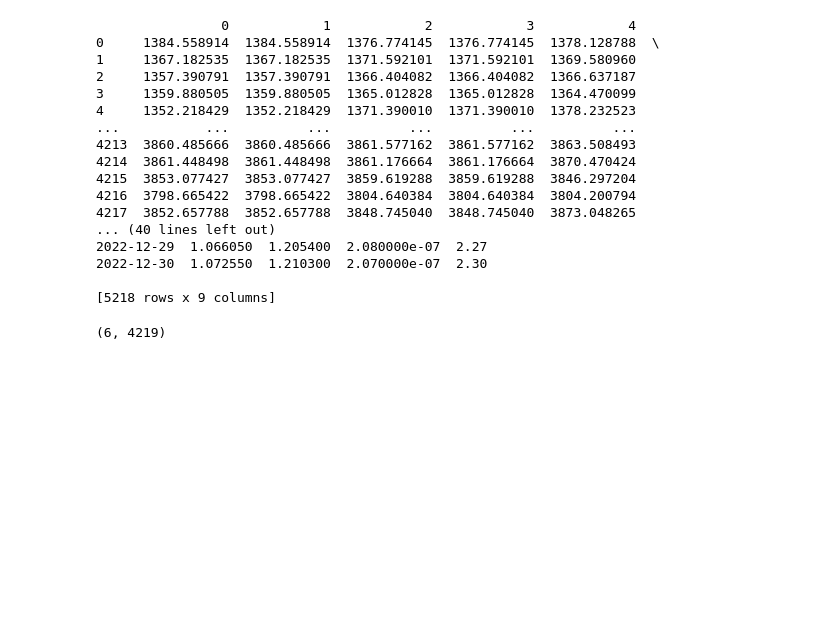
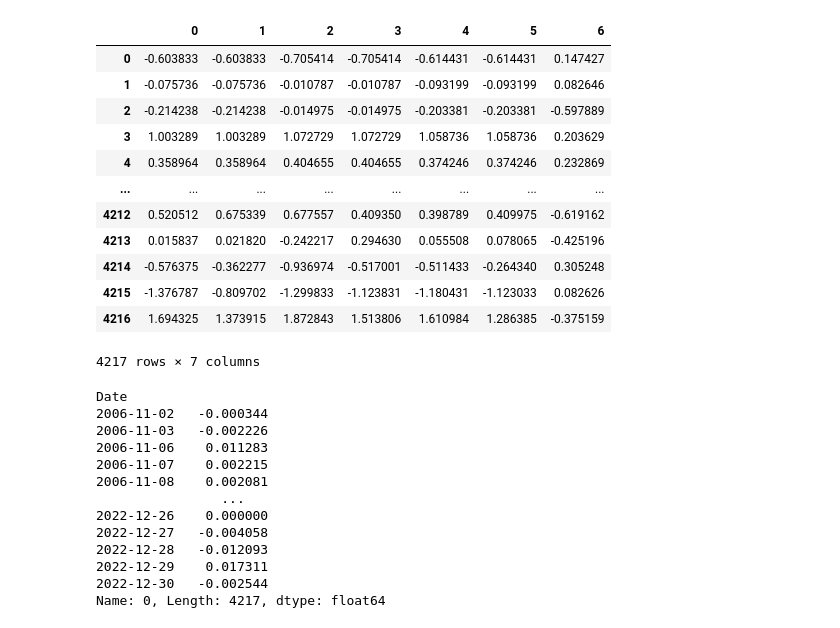
Before and after one commit to TiesHRL/DyART, a Jupyter notebook: Combined_code/results.ipynb, the cells around one changed output. Saved outputs shown, nothing was run; the diff lists cells and outputs as text; code cells hidden in the pictures; blank space fills up the shorter version.

```diff
--- a/Combined_code/results.ipynb
+++ b/Combined_code/results.ipynb
@@ -1,34 +1,45 @@
 # %%
 import pandas as pd
 import numpy as np
 
-results = pd.read_csv("..\\results.csv")
+results = pd.read_csv("..\\Data\\results_norm.csv")
 target = pd.read_csv("..\\Data\\fin_data.csv")
 results = results.T
 results = results.drop(["Unnamed: 0"])
 target.index = target["Date"]
+
 target = target.drop(["Date"], axis=1)
-print(results)
-print(target)
+target = target.pct_change()
+target = pd.DataFrame(np.log1p(target))
+
+target = target.iloc[1:,:]
+target = target.iloc[1000:, 0]
+display(results)
+display(target)
 # %% [output]
+|  | 0 | 1 | 2 | 3 | 4 | 5 | 6 |
+| 0 | -0.603833 | -0.603833 | -0.705414 | -0.705414 | -0.614431 | -0.614431 | 0.147427 |
+| 1 | -0.075736 | -0.075736 | -0.010787 | -0.010787 | -0.093199 | -0.093199 | 0.082646 |
+| 2 | -0.214238 | -0.214238 | -0.014975 | -0.014975 | -0.203381 | -0.203381 | -0.597889 |
+| 3 | 1.003289 | 1.003289 | 1.072729 | 1.072729 | 1.058736 | 1.058736 | 0.203629 |
+| 4 | 0.358964 | 0.358964 | 0.404655 | 0.404655 | 0.374246 | 0.374246 | 0.232869 |
+| ... | ... | ... | ... | ... | ... | ... | ... |
+| 4212 | 0.520512 | 0.675339 | 0.677557 | 0.409350 | 0.398789 | 0.409975 | -0.619162 |
+| 4213 | 0.015837 | 0.021820 | -0.242217 | 0.294630 | 0.055508 | 0.078065 | -0.425196 |
+| 4214 | -0.576375 | -0.362277 | -0.936974 | -0.517001 | -0.511433 | -0.264340 | 0.305248 |
+| 4215 | -1.376787 | -0.809702 | -1.299833 | -1.123831 | -1.180431 | -1.123033 | 0.082626 |
+| 4216 | 1.694325 | 1.373915 | 1.872843 | 1.513806 | 1.610984 | 1.286385 | -0.375159 |
-                0            1            2            3            4
-0     1384.558914  1384.558914  1376.774145  1376.774145  1378.128788  \
-1     1367.182535  1367.182535  1371.592101  1371.592101  1369.580960
-2     1357.390791  1357.390791  1366.404082  1366.404082  1366.637187
-3     1359.880505  1359.880505  1365.012828  1365.012828  1364.470099
-4     1352.218429  1352.218429  1371.390010  1371.390010  1378.232523
-...           ...          ...          ...          ...          ...
-4213  3860.485666  3860.485666  3861.577162  3861.577162  3863.508493
-4214  3861.448498  3861.448498  3861.176664  3861.176664  3870.470424
-4215  3853.077427  3853.077427  3859.619288  3859.619288  3846.297204
-4216  3798.665422  3798.665422  3804.640384  3804.640384  3804.200794
-4217  3852.657788  3852.657788  3848.745040  3848.745040  3873.048265
-... (40 lines left out)
-2022-12-29  1.066050  1.205400  2.080000e-07  2.27
-2022-12-30  1.072550  1.210300  2.070000e-07  2.30
-
-[5218 rows x 9 columns]
+4217 rows × 7 columns
+Date
+2006-11-02   -0.000344
+2006-11-03   -0.002226
+2006-11-06    0.011283
+2006-11-07    0.002215
+2006-11-08    0.002081
+                ...
+2022-12-26    0.000000
+2022-12-27   -0.004058
+2022-12-28   -0.012093
+2022-12-29    0.017311
+2022-12-30   -0.002544
+Name: 0, Length: 4217, dtype: float64
-# %%
-results.shape
-# %% [output]
-(6, 4219)
```
Also changed, not shown: parts of 20 cells of this notebook, 9 other files.
